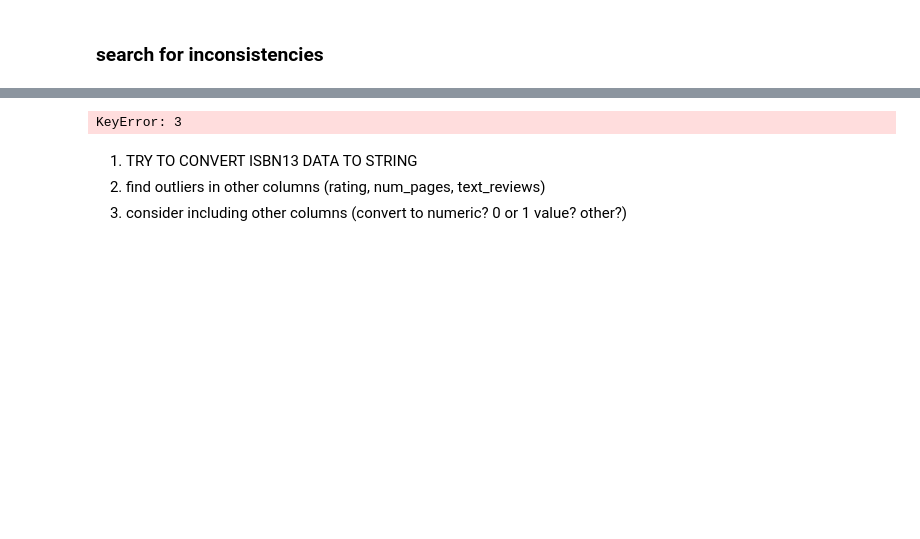
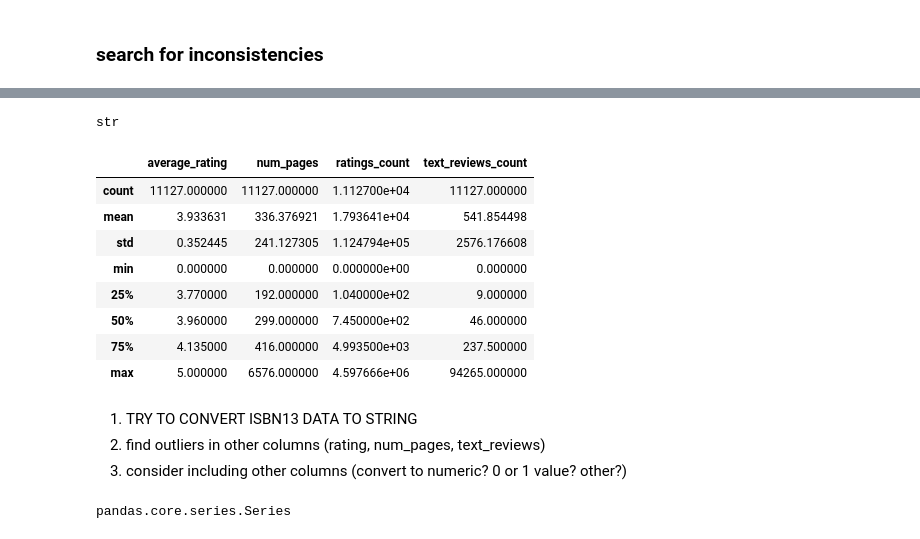
Before and after one commit to PhilippeJacques/Book-Rating, a Jupyter notebook: BooksRatings_v2.ipynb, the cells around one changed output, grey strips where cells are left out. Drawn from its saved outputs; the diff is of its cells as text; code cells hidden in the pictures; blank space fills up the shorter version.

```diff
--- a/BooksRatings_v2.ipynb
+++ b/BooksRatings_v2.ipynb
@@ -192,3 +169,0 @@ dtype('float64')
-# %%
-df1["isbn13"][1] = str(df1["isbn13"][1])
-# df1.isbn13.str.isnumeric() # = str(df1.isbn13.[1])
@@ -207,0 +178,4 @@ str
+# %%
+# df1["isbn13"][1] = str(df1["isbn13"][1])
+for i in range(11127):
+    df1["isbn13"][i+1] = str(df1["isbn13"][i+1])
@@ -208,12 +188,25 @@ str
+# %%
+type(df1["isbn13"][1])
+# %% [output]
+str
 # %%
-for i in range(11127):
-    df1.isbn13[i+1] = str(df1["isbn13"][i+1])
+#df1.head()
+df1.describe()
 # %% [output]
-KeyError: 3
+|  | average_rating | num_pages | ratings_count | text_reviews_count |
+| count | 11127.000000 | 11127.000000 | 1.112700e+04 | 11127.000000 |
+| mean | 3.933631 | 336.376921 | 1.793641e+04 | 541.854498 |
+| std | 0.352445 | 241.127305 | 1.124794e+05 | 2576.176608 |
+| min | 0.000000 | 0.000000 | 0.000000e+00 | 0.000000 |
+| 25% | 3.770000 | 192.000000 | 1.040000e+02 | 9.000000 |
+| 50% | 3.960000 | 299.000000 | 7.450000e+02 | 46.000000 |
+| 75% | 4.135000 | 416.000000 | 4.993500e+03 | 237.500000 |
+| max | 5.000000 | 6576.000000 | 4.597666e+06 | 94265.000000 |
 # %% [markdown]
 1) TRY TO CONVERT ISBN13 DATA TO STRING
 2) find outliers in other columns (rating, num_pages, text_reviews)
 3) consider including other columns (convert to numeric? 0 or 1 value? other?)
 # %%
-# type(df1["isbn13"][:])
-df1.describe()
+type(df1["isbn13"][:])
+# %% [output]
+pandas.core.series.Series
```
Also changed, not shown: parts of 13 cells of this notebook.
